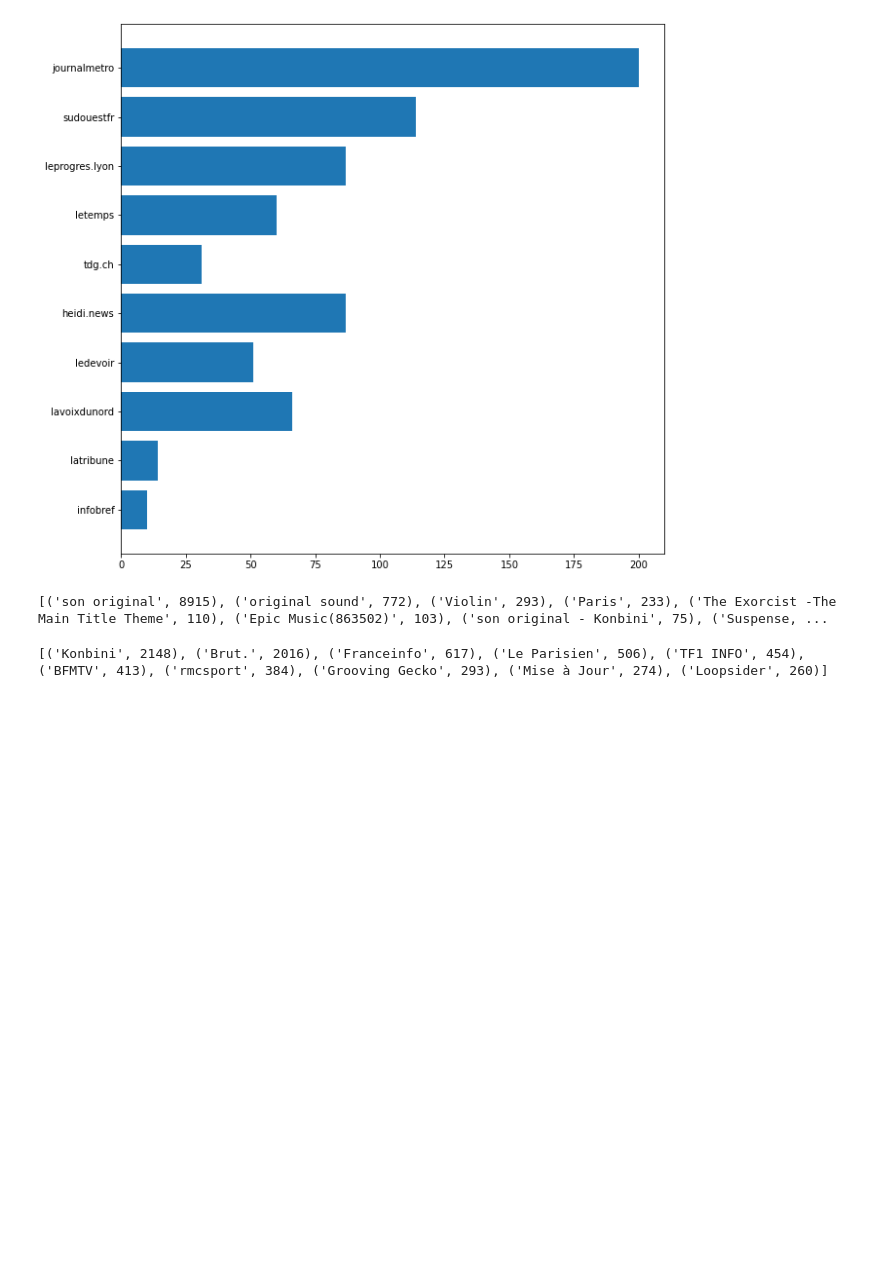
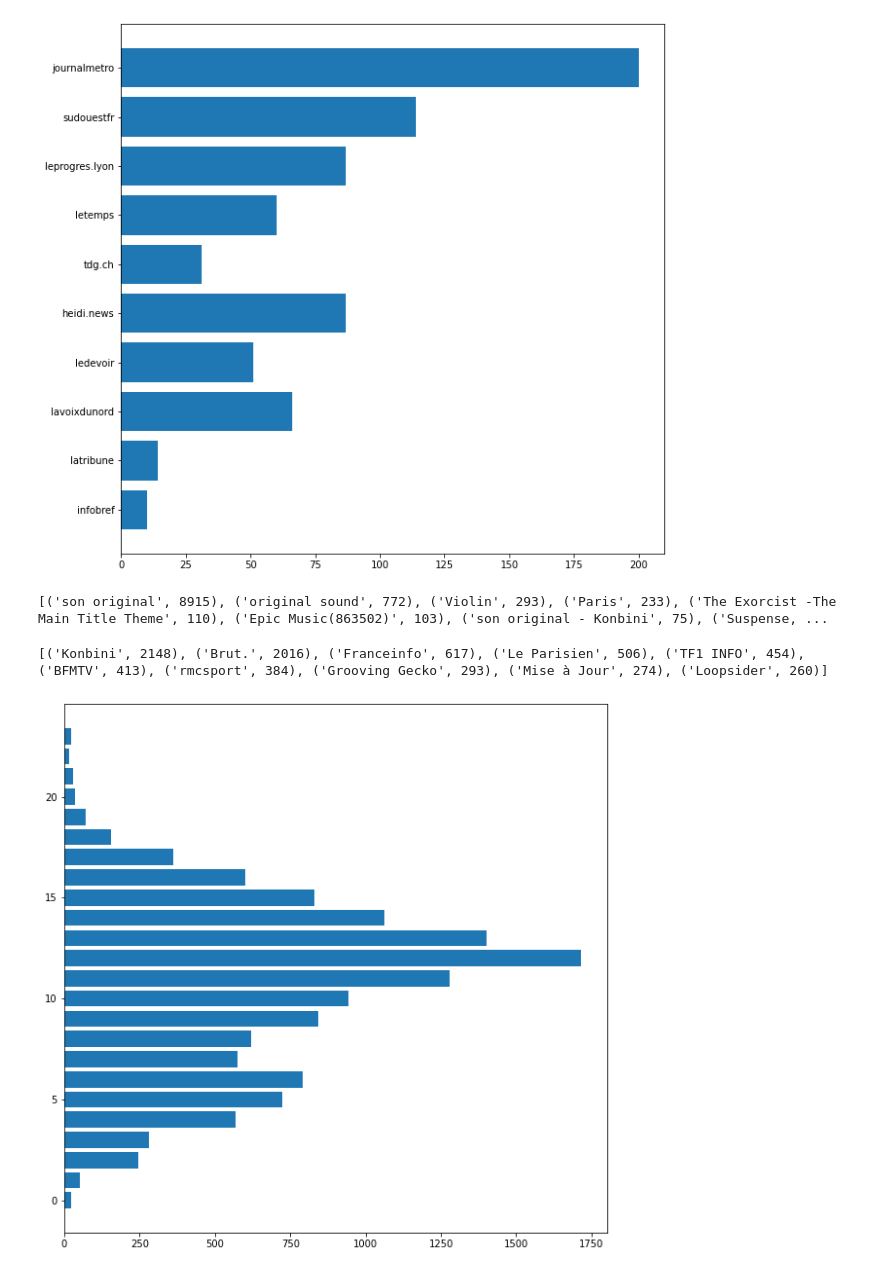
Before and after one commit to savoiepe/projet_dataviz, a Jupyter notebook: Exploration_Données.ipynb, the cells around one changed output. Saved outputs shown, nothing was run; the diff lists cells and outputs as text; code cells hidden in the pictures; blank space fills up the shorter version.

```diff
--- a/Exploration_Données.ipynb
+++ b/Exploration_Données.ipynb
@@ -234,3 +237,15 @@ ordered_zipped = [(u,d) for d,u in sorted(zip(distribution, unique))]
 print(ordered_zipped[::-1][:10])
 # %% [output]
 [('Konbini', 2148), ('Brut.', 2016), ('Franceinfo', 617), ('Le Parisien', 506), ('TF1 INFO', 454), ('BFMTV', 413), ('rmcsport', 384), ('Grooving Gecko', 293), ('Mise à Jour', 274), ('Loopsider', 260)]
+# %%
+rounded_time_to_tenth = data['time'].apply(lambda x: str(x.hour))
+unique = rounded_time_to_tenth.unique()
+
+distribution = [sum(rounded_time_to_tenth==u) for u in unique]
+
+# u, d = zip(*[(u,d) for u,d in sorted(zip(unique, distribution))])
+plt.figure(figsize=(10,10))
+plt.barh(list(map(int, unique)),distribution)
+plt.show()
+# %% [output]
+[figure, added]
```
Also changed, not shown: parts of 20 cells of this notebook, 3 other files.
